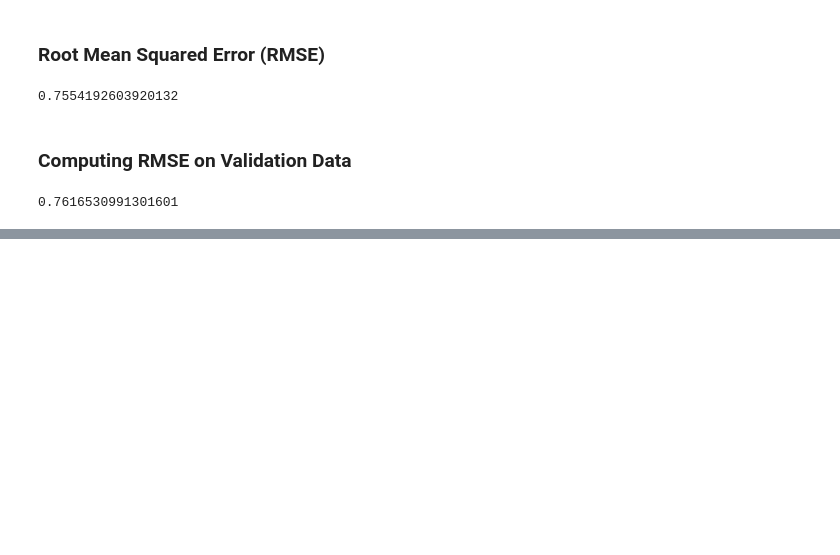
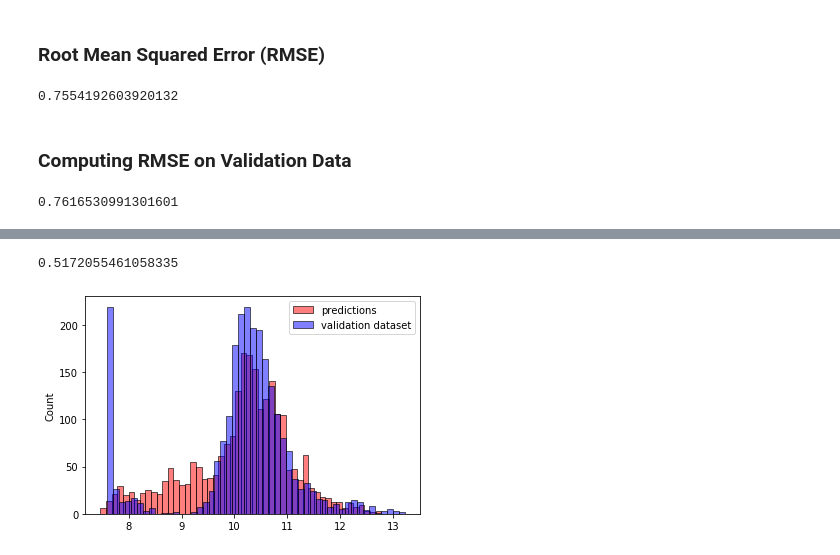
Before and after one commit to kennethmleo/ml-zoomcamp, a Jupyter notebook: Week2/Week2 Notes.ipynb, the cells around one changed output, grey strips where cells are left out. Cells and saved outputs as stored; diff of their text form; code cells hidden in the pictures; blank space fills up the shorter version.

```diff
--- a/Week2/Week2 Notes.ipynb
+++ b/Week2/Week2 Notes.ipynb
@@ -412,0 +437,29 @@ rmse(y_val, y_pred)
+# %%
+def prepare_X(df):
+    df = df.copy()
+
+    df['age'] = 2017 - df.year
+    features = base + ['age']
+
+    df_num = df[features].fillna(0)
+    X = df_num.values
+    return X
+# %%
+X_train = prepare_X(df_train)
+w0, w = train_linear_regression(X_train, y_train)
+
+#validation
+X_val = prepare_X(df_val)
+y_pred = w0 + X_val @ w
+
+rmse(y_val, y_pred)
+# %% [output]
+0.5172055461058335
+# %%
+sns.histplot(y_pred, color = 'red', bins = 50, alpha = 0.5, label = 'predictions')
+sns.histplot(y_val, color = 'blue', bins = 50, alpha = 0.5, label = 'validation dataset')
+
+plt.legend()
+plt.show()
+# %% [output]
+[figure, added]
```
Also changed, not shown: parts of 39 cells of this notebook.
